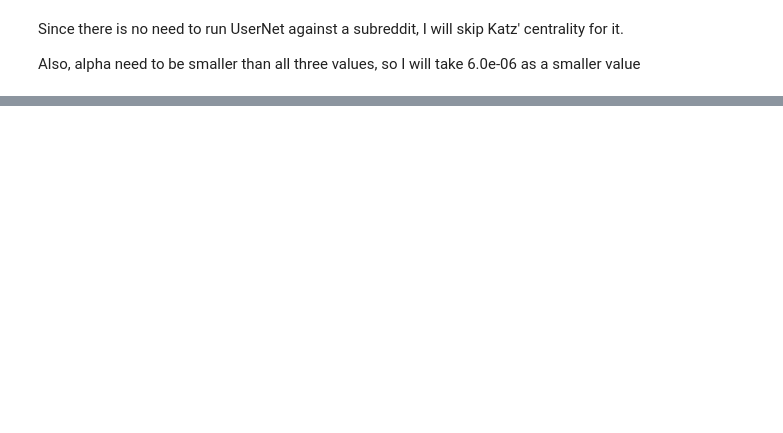
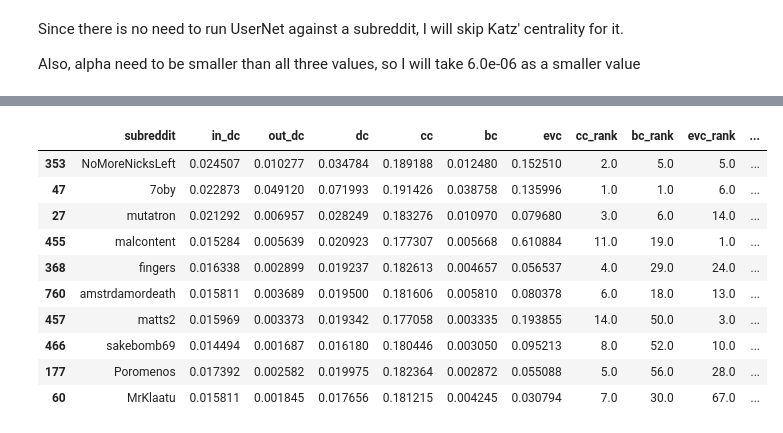
Before and after one commit to milicevicMarko/Reddit2008-Analysis, a Jupyter notebook: Centrality analysis.ipynb, the cells around one changed output, grey strips where cells are left out. Drawn from its saved outputs; the diff is of its cells as text; code cells hidden in the pictures; blank space fills up the shorter version.

```diff
--- a/Centrality analysis.ipynb
+++ b/Centrality analysis.ipynb
@@ -282,0 +246,2 @@ glengyron                      0.008512
+# %%
+usernet_centralities = get_centrality("UserNet", UserNet) #, overwrite_centrality=True)
@@ -434,2 +437,0 @@ programming    80000.0
-# %%
-usernet_centralities = create_composite_centralities(usernet_centralities, 2)
@@ -461,0 +694,10 @@ glengyron                      0.008512
+# %%
+columns = ['dc', 'cc', 'bc', 'evc']
+cross_correlation_matrix = pd.DataFrame(columns = columns, index = columns)
+p_val_matrix = pd.DataFrame(columns = columns, index = columns)
+
+def display_network_centralities_corelation(centralities):
+    for ind in columns:
+        for col in columns:
+            cross_correlation_matrix[ind][col], p_val_matrix[ind][col] =  stats.kendalltau(centralities[ind], centralities[col])
+    display(cross_correlation_matrix)
@@ -461,0 +817,25 @@ glengyron                      0.008512
+# %%
+def composite_centrality_UserNet(centralities):
+    copy = centralities
+    columns = ["in_dc", "out_dc", "cc", "bc", "evc"]
+
+    for metric in columns:
+        copy[f"{metric}_rank"] = copy[metric].rank(ascending=False)
+
+    copy['composite_rank'] = copy['cc_rank'] * copy['bc_rank'] * copy['evc_rank'] * copy['in_dc_rank'] / copy['out_dc_rank']
+
+    display(copy.sort_values(['composite_rank'], ascending=True).head(10))
+# %%
+composite_centrality_UserNet(usernet_centralities)
+# %% [output]
+|  | subreddit | in_dc | out_dc | dc | cc | bc | evc | cc_rank | bc_rank | evc_rank | ... |
+| 353 | NoMoreNicksLeft | 0.024507 | 0.010277 | 0.034784 | 0.189188 | 0.012480 | 0.152510 | 2.0 | 5.0 | 5.0 | ... |
+| 47 | 7oby | 0.022873 | 0.049120 | 0.071993 | 0.191426 | 0.038758 | 0.135996 | 1.0 | 1.0 | 6.0 | ... |
+| 27 | mutatron | 0.021292 | 0.006957 | 0.028249 | 0.183276 | 0.010970 | 0.079680 | 3.0 | 6.0 | 14.0 | ... |
+| 455 | malcontent | 0.015284 | 0.005639 | 0.020923 | 0.177307 | 0.005668 | 0.610884 | 11.0 | 19.0 | 1.0 | ... |
+| 368 | fingers | 0.016338 | 0.002899 | 0.019237 | 0.182613 | 0.004657 | 0.056537 | 4.0 | 29.0 | 24.0 | ... |
+| 760 | amstrdamordeath | 0.015811 | 0.003689 | 0.019500 | 0.181606 | 0.005810 | 0.080378 | 6.0 | 18.0 | 13.0 | ... |
+| 457 | matts2 | 0.015969 | 0.003373 | 0.019342 | 0.177058 | 0.003335 | 0.193855 | 14.0 | 50.0 | 3.0 | ... |
+| 466 | sakebomb69 | 0.014494 | 0.001687 | 0.016180 | 0.180446 | 0.003050 | 0.095213 | 8.0 | 52.0 | 10.0 | ... |
+| 177 | Poromenos | 0.017392 | 0.002582 | 0.019975 | 0.182364 | 0.002872 | 0.055088 | 5.0 | 56.0 | 28.0 | ... |
+| 60 | MrKlaatu | 0.015811 | 0.001845 | 0.017656 | 0.181215 | 0.004245 | 0.030794 | 7.0 | 30.0 | 67.0 | ... |
```
Also changed, not shown: parts of 75 cells of this notebook.
